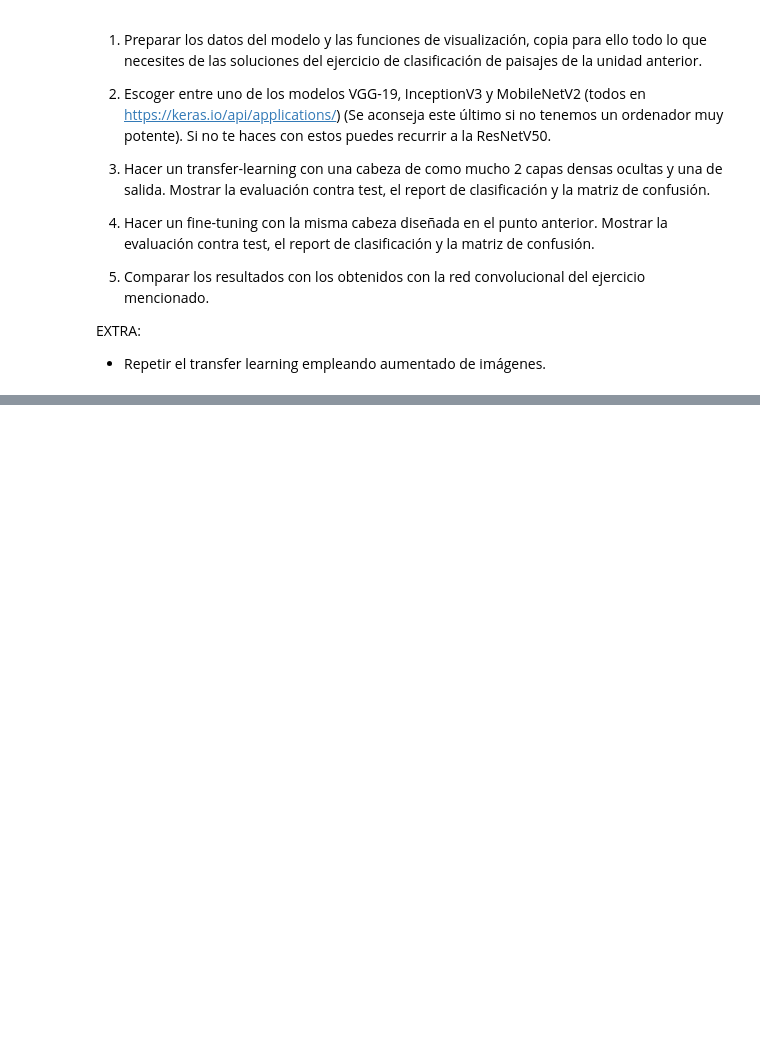
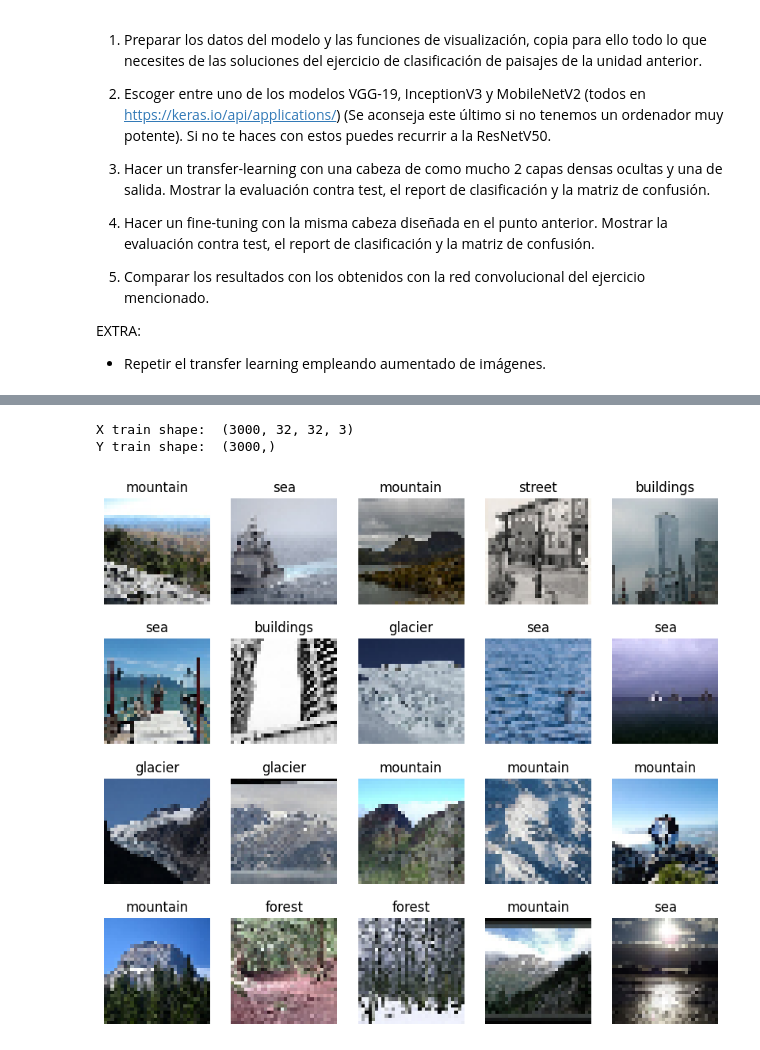
Before and after one commit to Lauragarbre/ONLINE_DS_THEBRIDGE_Curso2025, a Jupyter notebook: Bootcamp_Data_Science_2025/05_Deep_Learning/Sprint 16_DL_Imagenes_Transfer_Learning_RNN/Unidad_02/Practica_Obligatoria/18_Practica_Obligatoria_CNN_Transfer_Learning_Fine_Tuning_hecha.ipynb, the cells around one changed output, grey strips where cells are left out. Saved outputs shown, nothing was run; the diff lists cells and outputs as text; code cells hidden in the pictures; blank space fills up the shorter version.

Commit message:
Sprint 16 unidad 2
modelos implementados

```diff
--- a/Bootcamp_Data_Science_2025/05_Deep_Learning/Sprint 16_DL_Imagenes_Transfer_Learning_RNN/Unidad_02/Practica_Obligatoria/18_Practica_Obligatoria_CNN_Transfer_Learning_Fine_Tuning_hecha.ipynb
+++ b/Bootcamp_Data_Science_2025/05_Deep_Learning/Sprint 16_DL_Imagenes_Transfer_Learning_RNN/Unidad_02/Practica_Obligatoria/18_Practica_Obligatoria_CNN_Transfer_Learning_Fine_Tuning_hecha.ipynb
@@ -43,3 +42,26 @@ Comparar una red convolucional hecha ad-hoc frente a los modelos preentrenados y
 
 EXTRA:
 - Repetir el transfer learning empleando aumentado de imágenes.
+# %%
+ROOT_PATH = '/Users/lauragarcia/Projects/ONLINE_DS_THEBRIDGE_Curso2025/Bootcamp_Data_Science_2025/05_Deep_Learning/Sprint 16_DL_Imagenes_Transfer_Learning_RNN/Unidad_02/Practica_Obligatoria/data'
+TRAIN_PATH = ROOT_PATH + "/seg_train/"
+TEST_PATH = ROOT_PATH + "/seg_test/"
+# %%
+def read_data(directorio, reshape_dim = (32,32)):
+    X = []
+    y = []
+    for folder in os.listdir(directorio):
+        print(folder)
+        if os.path.isdir('/'.join([directorio, folder])):
+            for file in os.listdir('/'.join([directorio, folder])):
+
+                image = imread('/'.join([directorio, folder, file]))
+                image = cv2.resize(image, reshape_dim) # Redimensionamos las imágenes a 32x32
+
+                X.append(image)
+                y.append(folder)
+
+    return np.array(X),np.array(y)
+# %%
+X_train,y_train = read_data(TRAIN_PATH)
+X_test, y_test = read_data(TEST_PATH)
@@ -45,0 +81,23 @@ EXTRA:
+# %%
+print('X train shape: ', X_test.shape)
+print('Y train shape: ', y_test.shape)
+# %% [output]
+X train shape:  (3000, 32, 32, 3)
+Y train shape:  (3000,)
+# %%
+# usamos la función dada para ver las imágenes
+
+def show_images_batch(paisajes, names = [], n_cols = 5, size_scale = 2):
+    n_rows = ((len(paisajes) - 1) // n_cols + 1)
+    plt.figure(figsize=(n_cols * size_scale, n_rows * 1.1*size_scale))
+    for index, paisaje in enumerate(paisajes):
+        plt.subplot(n_rows, n_cols, index + 1)
+        plt.imshow(paisaje, cmap = "Greys")
+        plt.axis("off")
+        if len(names):
+            plt.title(names[index])
+# %%
+indices = np.random.randint(0,len(X_train),20)
+show_images_batch(X_train[indices], names = y_train[indices], n_cols = 5)
+# %% [output]
+[figure, added]
```
Also changed, not shown: parts of 25 cells of this notebook, 3 other files.
